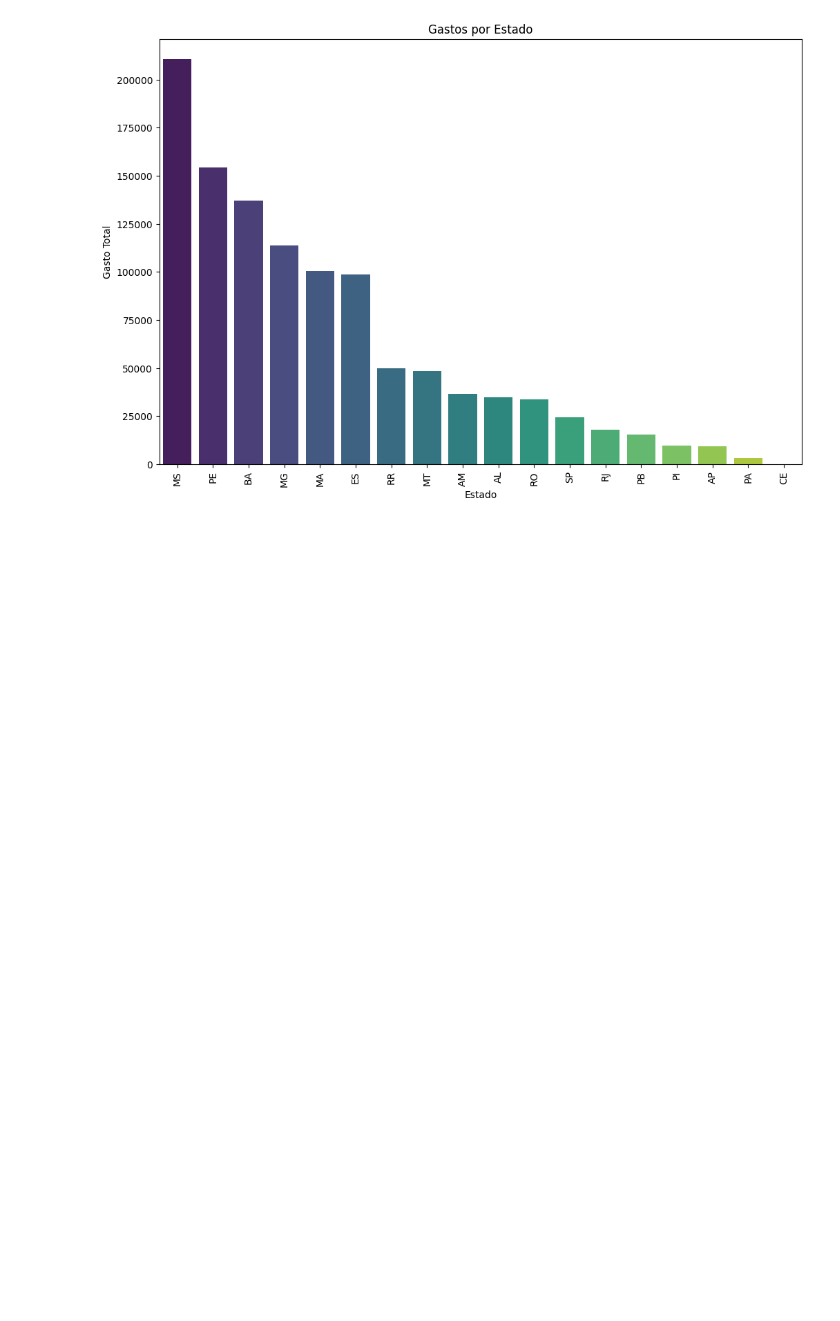
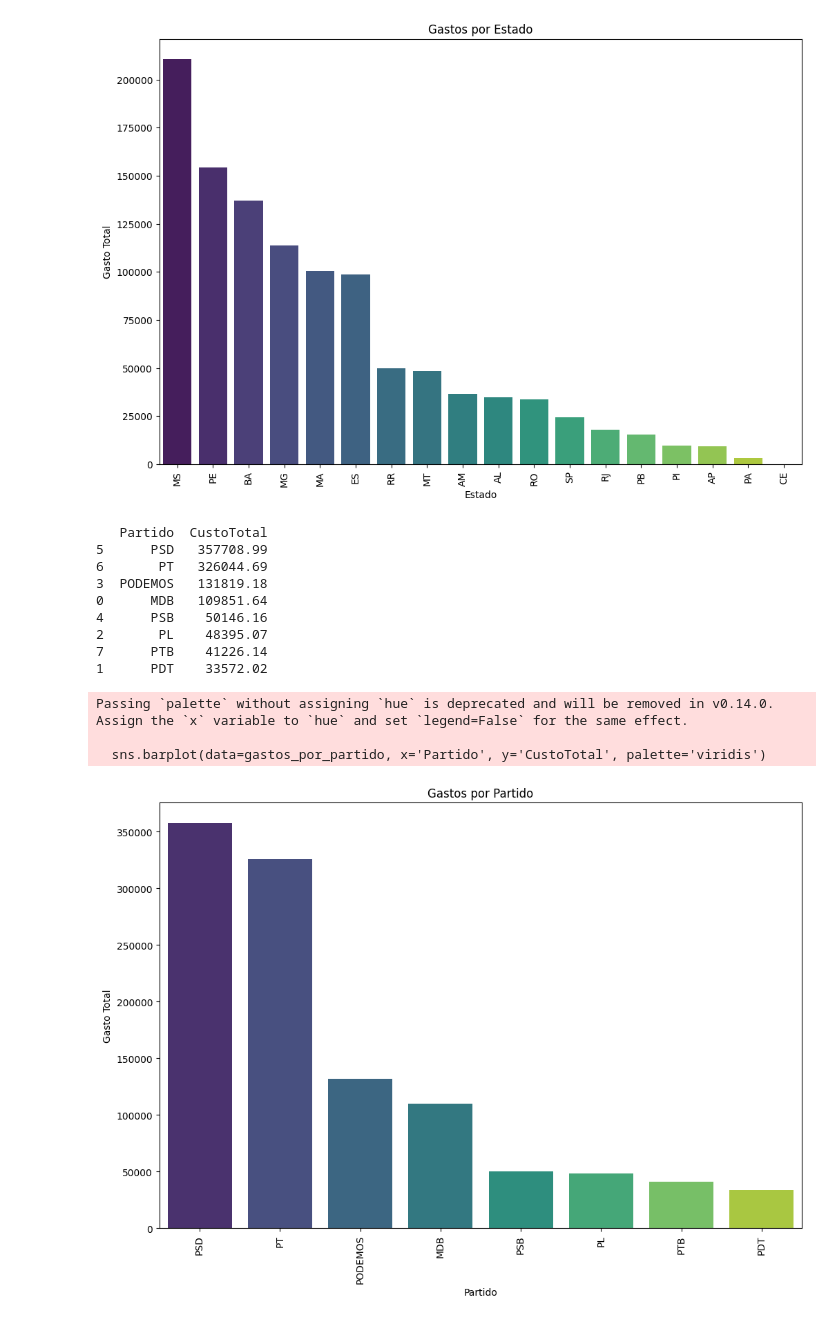
Before and after one commit to kadetete/senadores_passagens, a Jupyter notebook: senadoresdata.ipynb, the cells around one changed output. Drawn from its saved outputs; the diff is of its cells as text; code cells hidden in the pictures; blank space fills up the shorter version.

```diff
--- a/senadoresdata.ipynb
+++ b/senadoresdata.ipynb
@@ -292,3 +292,28 @@ Passing `palette` without assigning `hue` is deprecated and will be removed in v
 
   sns.barplot(data=gastos_por_estado, x='UF', y='CustoTotal', palette='viridis')
 [figure]
+# %%
+gastos_por_partido = df_senadores.groupby('Partido')['CustoTotal'].sum().reset_index()
+gastos_por_partido = gastos_por_partido.sort_values(by='CustoTotal', ascending=False)
+print(gastos_por_partido)
+plt.figure(figsize=(12, 8))
+sns.barplot(data=gastos_por_partido, x='Partido', y='CustoTotal', palette='viridis')
+plt.title('Gastos por Partido')
+plt.xlabel('Partido')
+plt.ylabel('Gasto Total')
+plt.xticks(rotation=90)
+plt.show()
+# %% [output]
+   Partido  CustoTotal
+5      PSD   357708.99
+6       PT   326044.69
+3  PODEMOS   131819.18
+0      MDB   109851.64
+4      PSB    50146.16
+2       PL    48395.07
+7      PTB    41226.14
+1      PDT    33572.02
+Passing `palette` without assigning `hue` is deprecated and will be removed in v0.14.0. Assign the `x` variable to `hue` and set `legend=False` for the same effect.
+
+  sns.barplot(data=gastos_por_partido, x='Partido', y='CustoTotal', palette='viridis')
+[figure, added]
```
